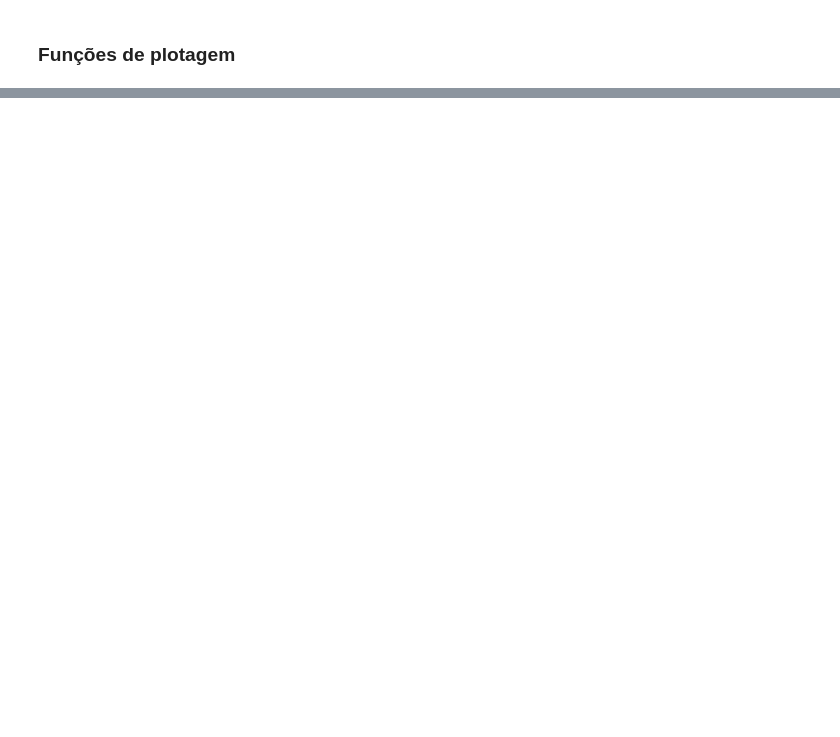
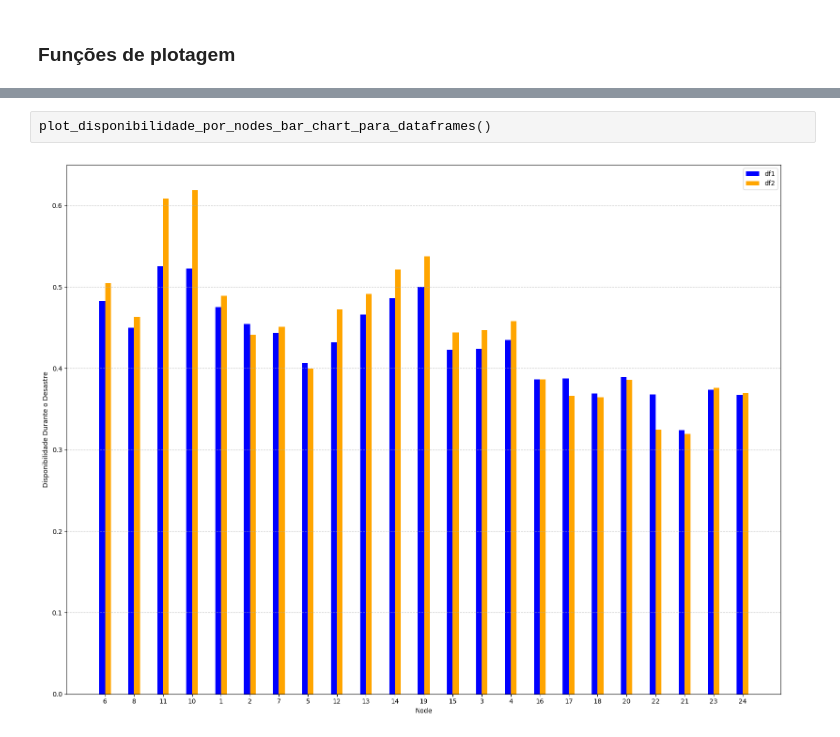
Before and after one commit to Claudiof5/simulador-EON-pre-Desastre, a Jupyter notebook: simulador/simulador/Analise_dados.ipynb, the cells around one changed output, grey strips where cells are left out. Drawn from its saved outputs; the diff is of its cells as text; blank space fills up the shorter version.

```diff
--- a/simulador/simulador/Analise_dados.ipynb
+++ b/simulador/simulador/Analise_dados.ipynb
@@ -669,0 +1705,4 @@ def plot_largest_free_window(link, dataframe = dataframe1, total_slots=200, time
+# %%
+plot_disponibilidade_por_nodes_bar_chart_para_dataframes()
+# %% [output]
+[figure, added]
```
Also changed, not shown: parts of 29 cells of this notebook, 40 other files.
